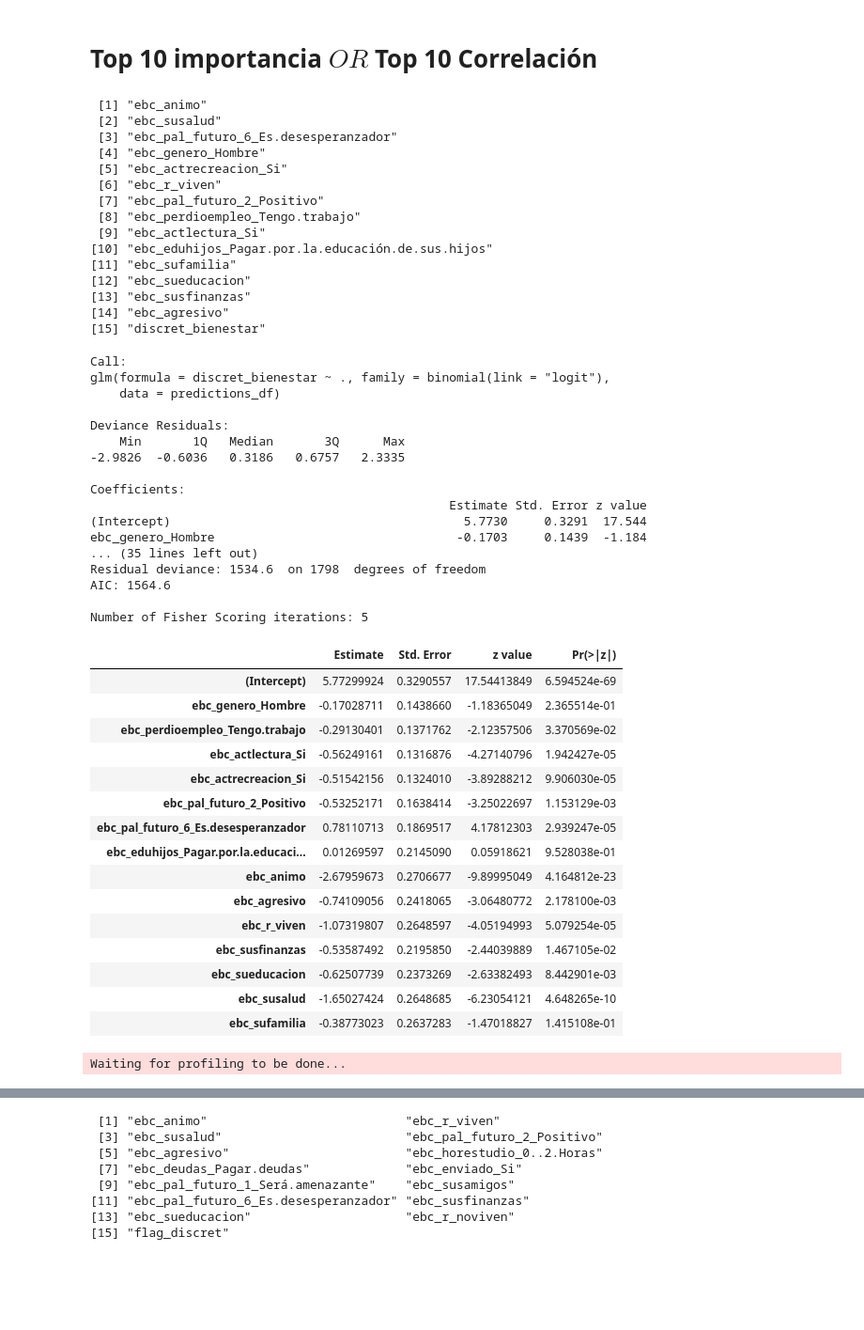
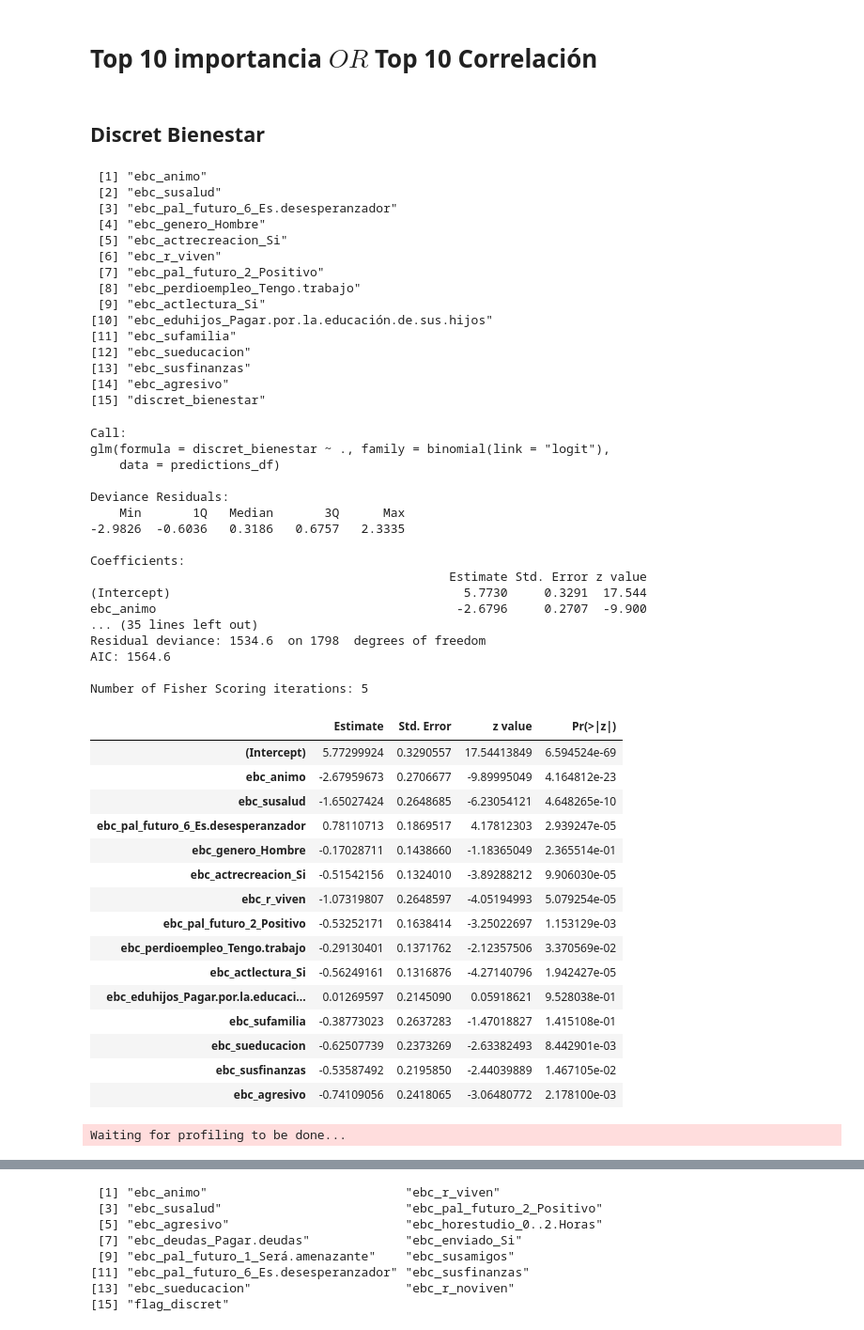
Before and after one commit to Yagwar/Proyectos, a Jupyter notebook: 4_1_2 Regresiones_informativas (R).ipynb, the cells around one changed output, grey strips where cells are left out. Shown at 94% size. Cells and saved outputs as stored; diff of their text form; code cells hidden in the pictures; blank space fills up the shorter version.

```diff
--- a/4_1_2 Regresiones_informativas (R).ipynb
+++ b/4_1_2 Regresiones_informativas (R).ipynb
@@ -45,6 +45,8 @@ corr_inf_dist=read.csv("variables_correlaciones_informativas.csv", stringsAsFact
 # model <- glm(flag_discret ~.,family=binomial(link='logit'),data=predictions_df)
 # %% [markdown]
 # Top 10 importancia $OR$ Top 10 Correlación
+# %% [markdown]
+## Discret Bienestar
 # %%
 pred_name="discret_bienestar"
 
@@ -59,7 +61,8 @@ preds_columns=gsub("-", ".",preds_columns)
 
 print(preds_columns)
 
-predictions_df=datos_norm[,colnames(datos_norm)%in%preds_columns]
+predictions_df=datos_norm[preds_columns]
+# predictions_df=datos_norm[,colnames(datos_norm)%in%preds_columns]
 # colnames(predictions_df)
 # predictions_df[pred_name]=1-predictions_df[pred_name]# Invertir variable criterio
 
@@ -74,48 +77,48 @@ exp(cbind(OR = coef(model_1), confint(model_1)))
  [4] "ebc_genero_Hombre"
  [5] "ebc_actrecreacion_Si"
  [6] "ebc_r_viven"
  [7] "ebc_pal_futuro_2_Positivo"
  [8] "ebc_perdioempleo_Tengo.trabajo"
  [9] "ebc_actlectura_Si"
 [10] "ebc_eduhijos_Pagar.por.la.educación.de.sus.hijos"
 [11] "ebc_sufamilia"
 [12] "ebc_sueducacion"
 [13] "ebc_susfinanzas"
 [14] "ebc_agresivo"
 [15] "discret_bienestar"
 Call:
 glm(formula = discret_bienestar ~ ., family = binomial(link = "logit"),
     data = predictions_df)
 
 Deviance Residuals:
     Min       1Q   Median       3Q      Max
 -2.9826  -0.6036   0.3186   0.6757   2.3335
 
 Coefficients:
                                                  Estimate Std. Error z value
 (Intercept)                                        5.7730     0.3291  17.544
-ebc_genero_Hombre                                 -0.1703     0.1439  -1.184
+ebc_animo                                         -2.6796     0.2707  -9.900
 ... (35 lines left out)
 Residual deviance: 1534.6  on 1798  degrees of freedom
 AIC: 1564.6
 
 Number of Fisher Scoring iterations: 5
 |  | Estimate | Std. Error | z value | Pr(>|z|) |
 | (Intercept) | 5.77299924 | 0.3290557 | 17.54413849 | 6.594524e-69 |
+| ebc_animo | -2.67959673 | 0.2706677 | -9.89995049 | 4.164812e-23 |
+| ebc_susalud | -1.65027424 | 0.2648685 | -6.23054121 | 4.648265e-10 |
+| ebc_pal_futuro_6_Es.desesperanzador | 0.78110713 | 0.1869517 | 4.17812303 | 2.939247e-05 |
 | ebc_genero_Hombre | -0.17028711 | 0.1438660 | -1.18365049 | 2.365514e-01 |
+| ebc_actrecreacion_Si | -0.51542156 | 0.1324010 | -3.89288212 | 9.906030e-05 |
+| ebc_r_viven | -1.07319807 | 0.2648597 | -4.05194993 | 5.079254e-05 |
+| ebc_pal_futuro_2_Positivo | -0.53252171 | 0.1638414 | -3.25022697 | 1.153129e-03 |
 | ebc_perdioempleo_Tengo.trabajo | -0.29130401 | 0.1371762 | -2.12357506 | 3.370569e-02 |
 | ebc_actlectura_Si | -0.56249161 | 0.1316876 | -4.27140796 | 1.942427e-05 |
-| ebc_actrecreacion_Si | -0.51542156 | 0.1324010 | -3.89288212 | 9.906030e-05 |
-| ebc_pal_futuro_2_Positivo | -0.53252171 | 0.1638414 | -3.25022697 | 1.153129e-03 |
-| ebc_pal_futuro_6_Es.desesperanzador | 0.78110713 | 0.1869517 | 4.17812303 | 2.939247e-05 |
 | ebc_eduhijos_Pagar.por.la.educaci... | 0.01269597 | 0.2145090 | 0.05918621 | 9.528038e-01 |
-| ebc_animo | -2.67959673 | 0.2706677 | -9.89995049 | 4.164812e-23 |
+| ebc_sufamilia | -0.38773023 | 0.2637283 | -1.47018827 | 1.415108e-01 |
+| ebc_sueducacion | -0.62507739 | 0.2373269 | -2.63382493 | 8.442901e-03 |
+| ebc_susfinanzas | -0.53587492 | 0.2195850 | -2.44039889 | 1.467105e-02 |
 | ebc_agresivo | -0.74109056 | 0.2418065 | -3.06480772 | 2.178100e-03 |
-| ebc_r_viven | -1.07319807 | 0.2648597 | -4.05194993 | 5.079254e-05 |
-| ebc_susfinanzas | -0.53587492 | 0.2195850 | -2.44039889 | 1.467105e-02 |
-| ebc_sueducacion | -0.62507739 | 0.2373269 | -2.63382493 | 8.442901e-03 |
-| ebc_susalud | -1.65027424 | 0.2648685 | -6.23054121 | 4.648265e-10 |
-| ebc_sufamilia | -0.38773023 | 0.2637283 | -1.47018827 | 1.415108e-01 |
 Waiting for profiling to be done...
 |  | OR | 2.5 % | 97.5 % |
 | (Intercept) | 321.50054653 | 171.38834524 | 623.0640250 |
```
Also changed, not shown: parts of 9 cells of this notebook.
